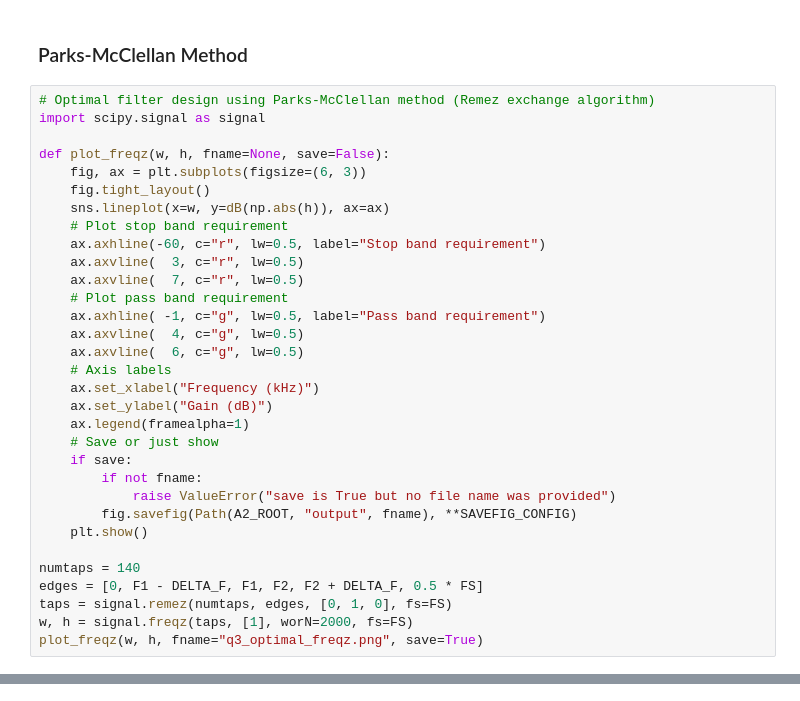
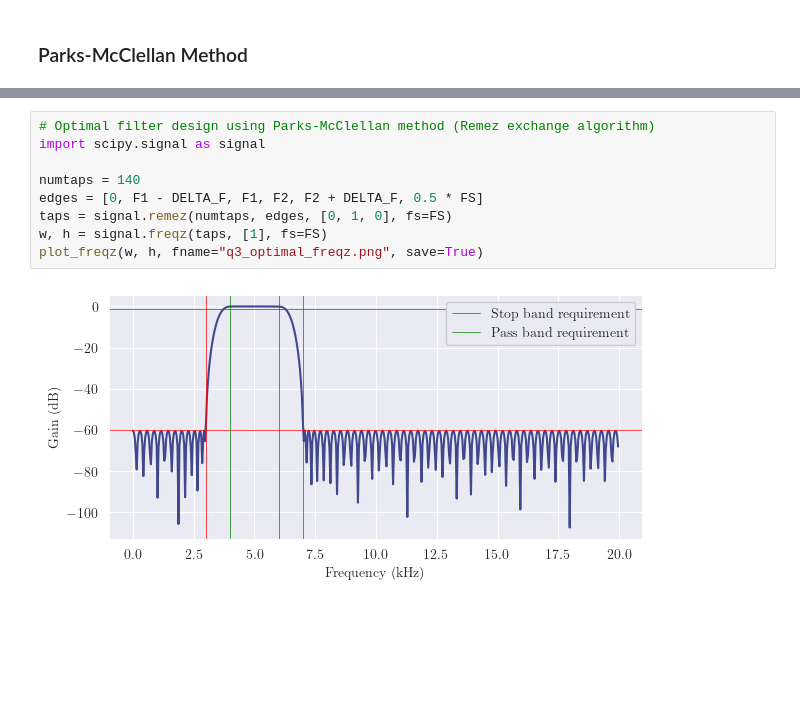
Before and after one commit to deren-teo/elec4620, a Jupyter notebook: a2/src/q3_window_filters.ipynb, the cells around one changed output, grey strips where cells are left out. Cells and saved outputs as stored; diff of their text form; blank space fills up the shorter version.

```diff
--- a/a2/src/q3_window_filters.ipynb
+++ b/a2/src/q3_window_filters.ipynb
@@ -201,34 +155,2 @@ fig.savefig(fname, **SAVEFIG_CONFIG)
 # %% [markdown]
 ### Parks-McClellan Method
-# %%
-# Optimal filter design using Parks-McClellan method (Remez exchange algorithm)
-import scipy.signal as signal
-
-def plot_freqz(w, h, fname=None, save=False):
-    fig, ax = plt.subplots(figsize=(6, 3))
-    fig.tight_layout()
-    sns.lineplot(x=w, y=dB(np.abs(h)), ax=ax)
-    # Plot stop band requirement
-    ax.axhline(-60, c="r", lw=0.5, label="Stop band requirement")
-    ax.axvline(  3, c="r", lw=0.5)
-    ax.axvline(  7, c="r", lw=0.5)
-    # Plot pass band requirement
-    ax.axhline( -1, c="g", lw=0.5, label="Pass band requirement")
-    ax.axvline(  4, c="g", lw=0.5)
-    ax.axvline(  6, c="g", lw=0.5)
-    # Axis labels
-    ax.set_xlabel("Frequency (kHz)")
-    ax.set_ylabel("Gain (dB)")
-    ax.legend(framealpha=1)
-    # Save or just show
-    if save:
-        if not fname:
-            raise ValueError("save is True but no file name was provided")
-        fig.savefig(Path(A2_ROOT, "output", fname), **SAVEFIG_CONFIG)
-    plt.show()
-
-numtaps = 140
-edges = [0, F1 - DELTA_F, F1, F2, F2 + DELTA_F, 0.5 * FS]
-taps = signal.remez(numtaps, edges, [0, 1, 0], fs=FS)
-w, h = signal.freqz(taps, [1], worN=2000, fs=FS)
-plot_freqz(w, h, fname="q3_optimal_freqz.png", save=True)
@@ -236,0 +157,11 @@ plot_freqz(w, h, fname="q3_optimal_freqz.png", save=True)
+# %%
+# Optimal filter design using Parks-McClellan method (Remez exchange algorithm)
+import scipy.signal as signal
+
+numtaps = 140
+edges = [0, F1 - DELTA_F, F1, F2, F2 + DELTA_F, 0.5 * FS]
+taps = signal.remez(numtaps, edges, [0, 1, 0], fs=FS)
+w, h = signal.freqz(taps, [1], fs=FS)
+plot_freqz(w, h, fname="q3_optimal_freqz.png", save=True)
+# %% [output]
+[figure, added]
```
Also changed, not shown: parts of 9 cells of this notebook, 11 other files.
